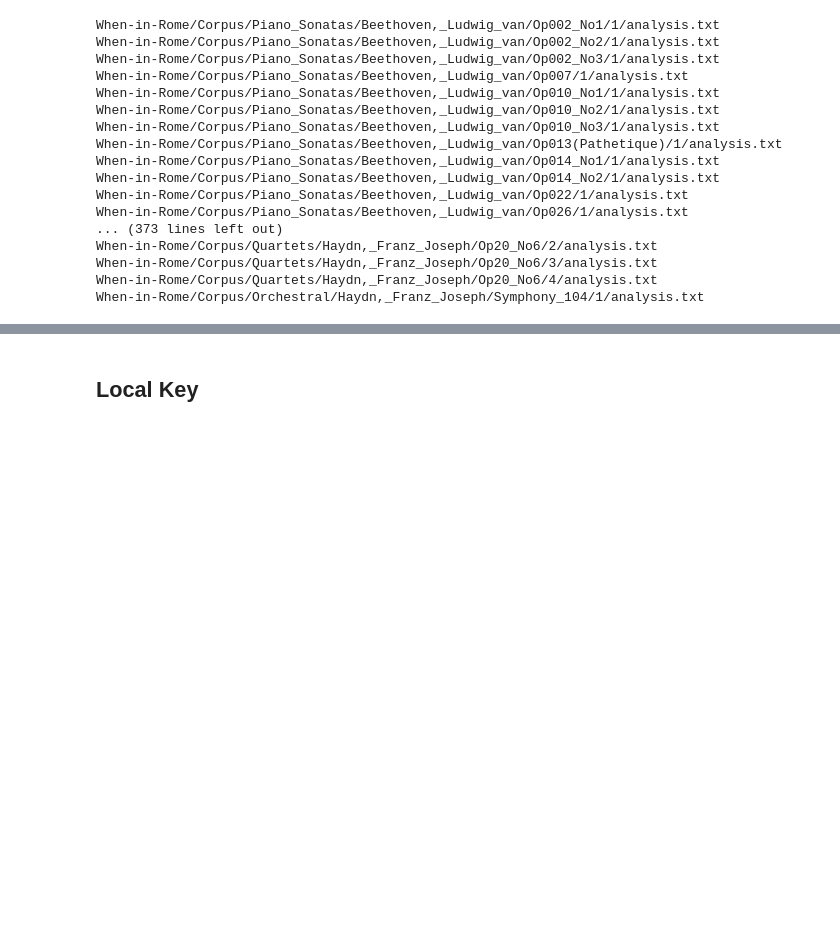
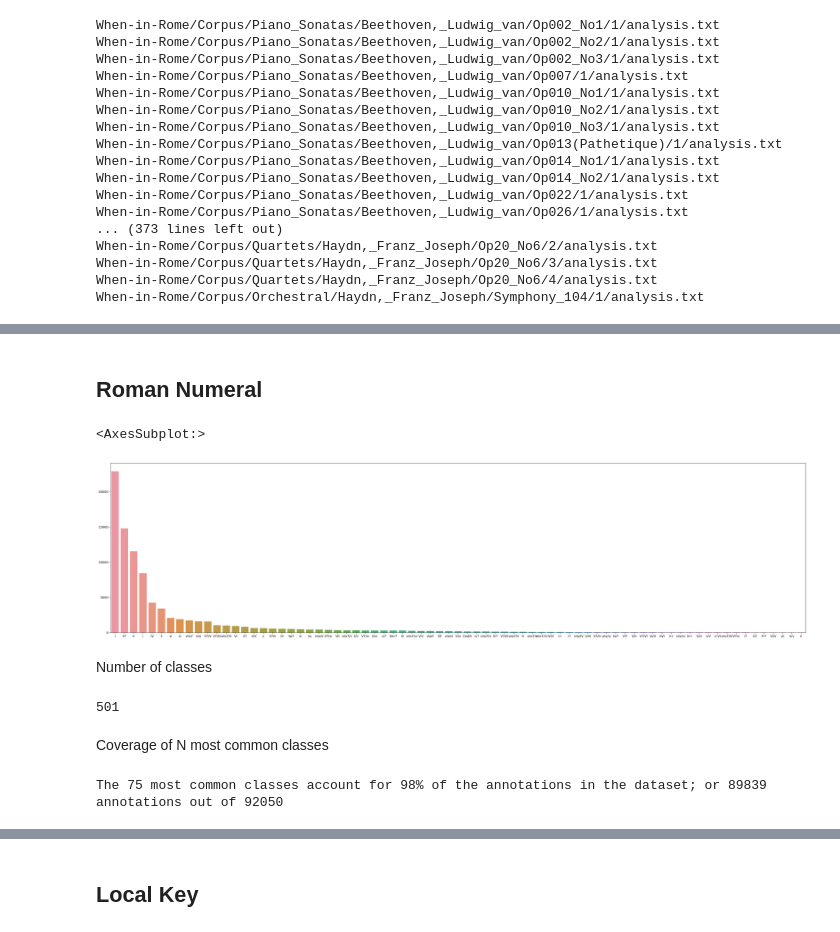
Before and after one commit to napulen/AugmentedNet, a Jupyter notebook: DataExploration.ipynb, the cells around one changed output, grey strips where cells are left out. Drawn from its saved outputs; the diff is of its cells as text; code cells hidden in the pictures; blank space fills up the shorter version.

```diff
--- a/DataExploration.ipynb
+++ b/DataExploration.ipynb
@@ -33,7 +33,7 @@ dfAll = pd.DataFrame({
     'degree1': [],
     'degree2': []
 })
-for score in annotationScoreMap:
+for score in ANNOTATIONSCOREMAP:
     print(score)
     _, _, genre, composer, work, movement, _ = score.split('/')
     s = music21.converter.parse(score, format="romantext")
@@ -80,0 +81,25 @@ dfAll
+# %% [markdown]
+## Roman Numeral
+# %%
+N = 75
+d = dfAll.romanNumeral.value_counts().to_dict()
+x, y = list(d.keys()), list(d.values())
+plt.figure(figsize=(40, 10))
+sns.barplot(x=x[:N], y=y[:N])
+# %% [output]
+<AxesSubplot:>
+[figure, added]
+# %% [markdown]
+Number of classes
+# %%
+len(d)
+# %% [output]
+501
+# %% [markdown]
+Coverage of N most common classes
+# %%
+covered = sum(list(d.values())[:N])
+total = sum(d.values())
+print("The {} most common classes account for {:.0%} of the annotations in the dataset; or {} annotations out of {}".format(N, covered/total, covered, total))
+# %% [output]
+The 75 most common classes account for 98% of the annotations in the dataset; or 89839 annotations out of 92050
```
Also changed, not shown: parts of 14 cells of this notebook.
